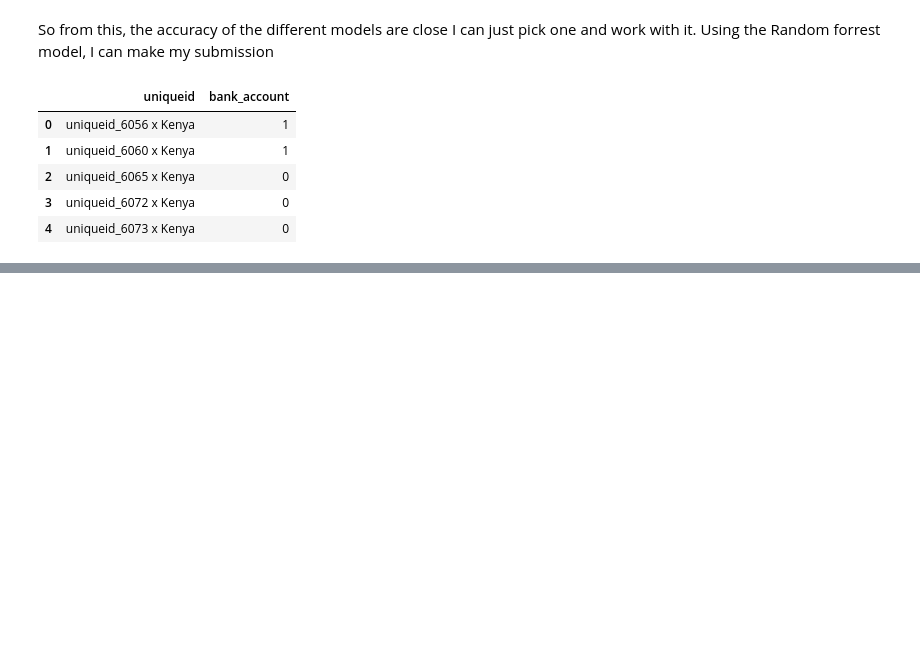
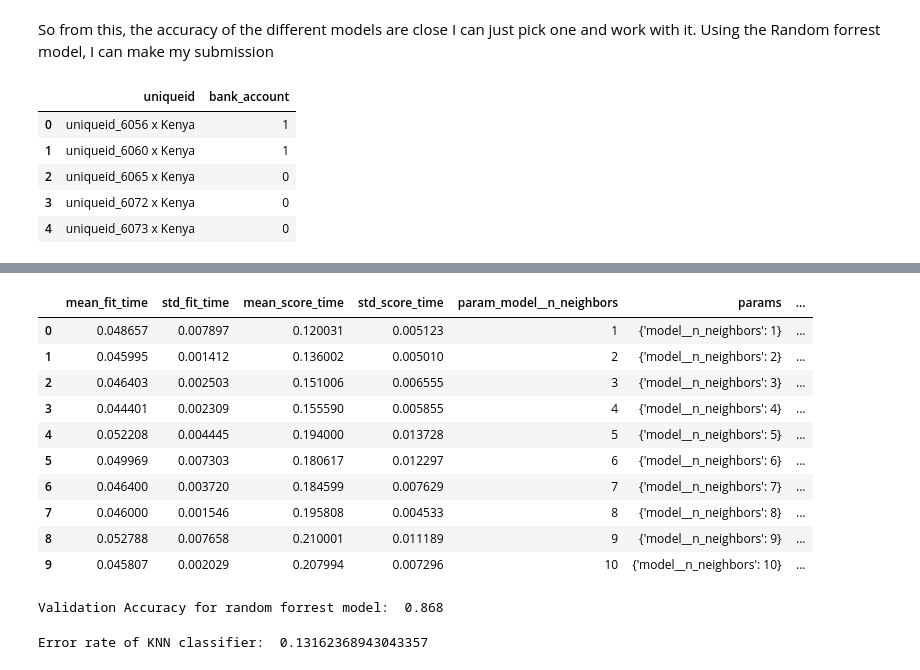
Before and after one commit to ladiposamuel/financial-inclusion-in-africa, a Jupyter notebook: ML model.ipynb, the cells around one changed output, grey strips where cells are left out. Saved outputs shown, nothing was run; the diff lists cells and outputs as text; code cells hidden in the pictures; blank space fills up the shorter version.

```diff
--- a/ML model.ipynb
+++ b/ML model.ipynb
@@ -274,0 +281,5 @@ submission.to_csv('first_submission.csv', index = False)
+# %%
+pipe = Pipeline([
+    ("scale", StandardScaler()),
+    ("model", KNeighborsClassifier()),
+])
@@ -274,0 +309,25 @@ submission.to_csv('first_submission.csv', index = False)
+# %%
+mod.fit(X_Train, y_Train)
+pd.DataFrame(mod.cv_results_)
+# %% [output]
+|  | mean_fit_time | std_fit_time | mean_score_time | std_score_time | param_model__n_neighbors | params | ... |
+| 0 | 0.048657 | 0.007897 | 0.120031 | 0.005123 | 1 | {'model__n_neighbors': 1} | ... |
+| 1 | 0.045995 | 0.001412 | 0.136002 | 0.005010 | 2 | {'model__n_neighbors': 2} | ... |
+| 2 | 0.046403 | 0.002503 | 0.151006 | 0.006555 | 3 | {'model__n_neighbors': 3} | ... |
+| 3 | 0.044401 | 0.002309 | 0.155590 | 0.005855 | 4 | {'model__n_neighbors': 4} | ... |
+| 4 | 0.052208 | 0.004445 | 0.194000 | 0.013728 | 5 | {'model__n_neighbors': 5} | ... |
+| 5 | 0.049969 | 0.007303 | 0.180617 | 0.012297 | 6 | {'model__n_neighbors': 6} | ... |
+| 6 | 0.046400 | 0.003720 | 0.184599 | 0.007629 | 7 | {'model__n_neighbors': 7} | ... |
+| 7 | 0.046000 | 0.001546 | 0.195808 | 0.004533 | 8 | {'model__n_neighbors': 8} | ... |
+| 8 | 0.052788 | 0.007658 | 0.210001 | 0.011189 | 9 | {'model__n_neighbors': 9} | ... |
+| 9 | 0.045807 | 0.002029 | 0.207994 | 0.007296 | 10 | {'model__n_neighbors': 10} | ... |
+# %%
+y_pred4 = mod.predict(X_val)
+knn_accuracy = accuracy_score(y_val, y_pred4)
+print(f"Validation Accuracy for random forrest model: {knn_accuracy: .3f}")
+# %% [output]
+Validation Accuracy for random forrest model:  0.868
+# %%
+print("Error rate of KNN classifier: ", 1 - accuracy_score(y_val, y_pred4))
+# %% [output]
+Error rate of KNN classifier:  0.13162368943043357
```
Also changed, not shown: parts of 19 cells of this notebook.
